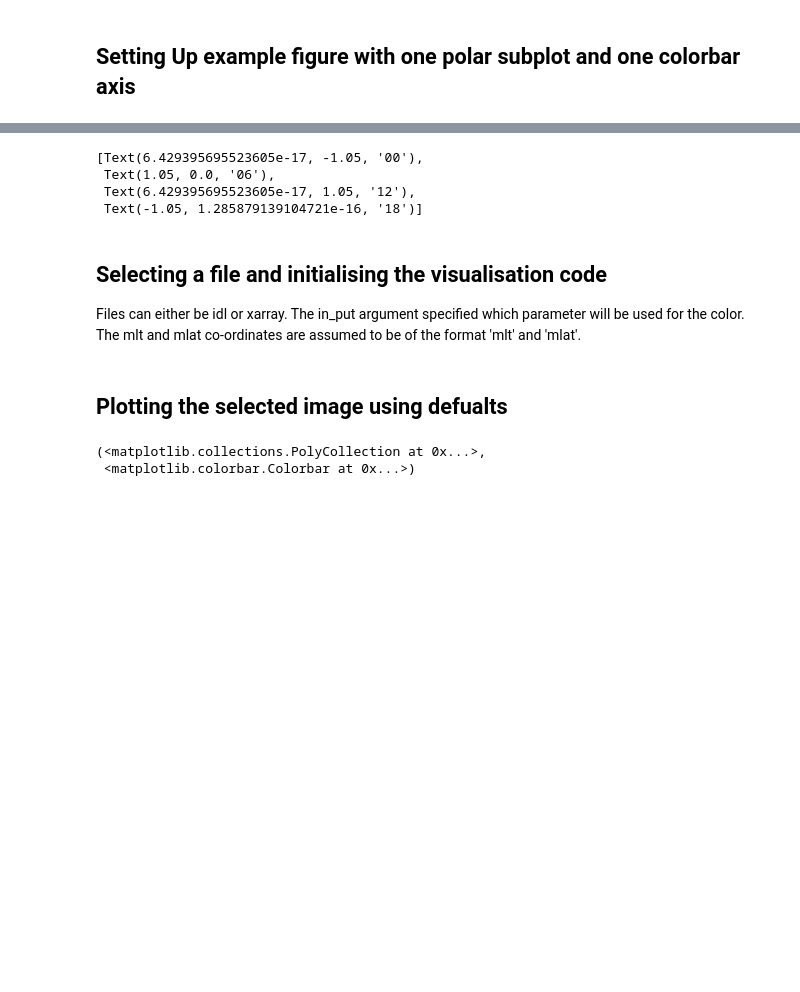
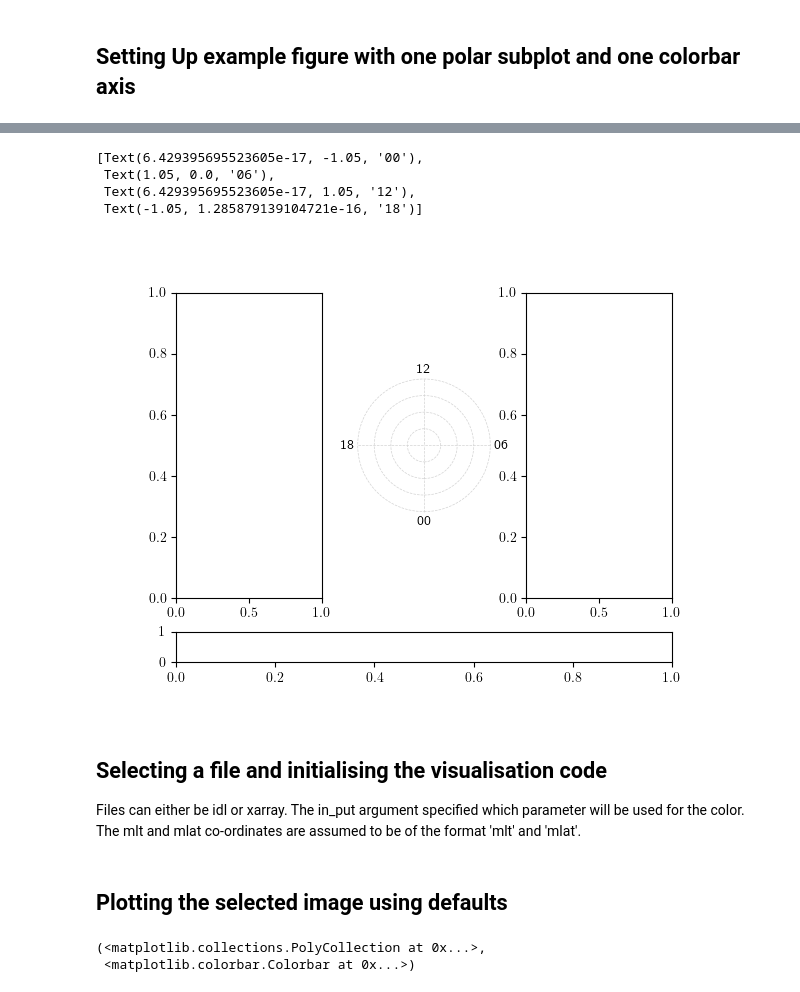
Before and after one commit to aohma/fuvpy, a Jupyter notebook: examples/notebooks/003_viewer.ipynb, the cells around one changed output, grey strips where cells are left out. Drawn from its saved outputs; the diff is of its cells as text; code cells hidden in the pictures; blank space fills up the shorter version.

Commit message:
Changed default color fixed variable naming

```diff
--- a/examples/notebooks/003_viewer.ipynb
+++ b/examples/notebooks/003_viewer.ipynb
@@ -12,11 +12,11 @@ import numpy as np
 # %% [markdown]
 ## Setting Up example figure with one polar subplot and one colorbar axis
 # %%
-fig=plt.figure('Single ax Example')
-gs= fig.add_gridspec(2, 3, height_ratios=[1, .1])
-MLTax= fig.add_subplot(gs[0, 0])
-MLATax=fig.add_subplot(gs[0, 2])
-ax=polar(fig.add_subplot(gs[0, 1]))
-cax=fig.add_subplot(gs[1, :])
-ax.writeLTlabels()
+fig1=plt.figure('Single ax Example')
+gs= fig1.add_gridspec(2, 3, height_ratios=[1, .1])
+MLTax= fig1.add_subplot(gs[0, 0])
+MLATax=fig1.add_subplot(gs[0, 2])
+ax1=polar(fig1.add_subplot(gs[0, 1]))
+cax1=fig1.add_subplot(gs[1, :])
+ax1.writeLTlabels()
 # %% [output]
@@ -25,7 +23,8 @@ ax.writeLTlabels()
 [Text(6.429395695523605e-17, -1.05, '00'),
  Text(1.05, 0.0, '06'),
  Text(6.429395695523605e-17, 1.05, '12'),
  Text(-1.05, 1.285879139104721e-16, '18')]
+[figure, added]
 # %% [markdown]
 ## Selecting a file and initialising the visualisation code
 Files can either be idl or xarray. The in_put argument specified which parameter will be used for the color. The mlt and mlat co-ordinates are assumed to be of the format 'mlt' and 'mlat'.
@@ -35,3 +34,3 @@ vis= Visualise(fig, ax, cax, MLTax, MLATax)
 # %% [markdown]
-## Plotting the selected image using defualts
+## Plotting the selected image using defaults
 # %%
```
Also changed, not shown: parts of 5 cells of this notebook, 1 other file.
